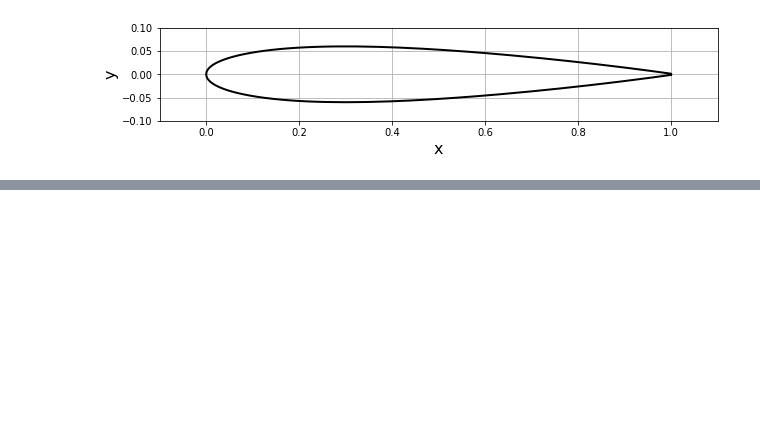
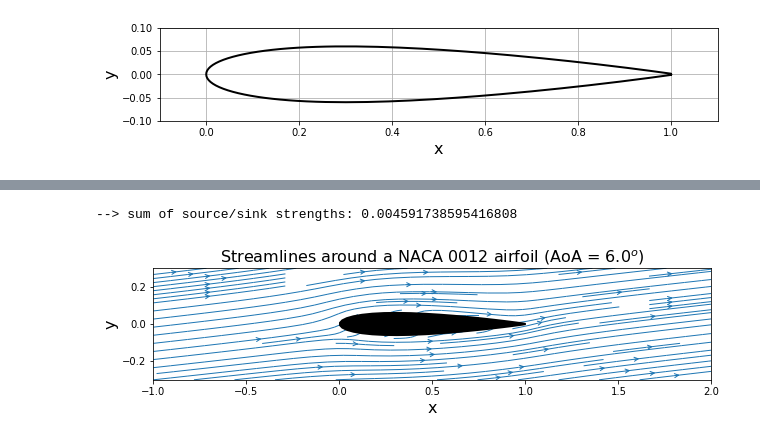
Before and after one commit to ppaulson56/MAE6226, a Jupyter notebook: 10_L10.ipynb, the cells around one changed output, grey strips where cells are left out. Saved outputs shown, nothing was run; the diff lists cells and outputs as text; code cells hidden in the pictures; blank space fills up the shorter version.

```diff
--- a/10_L10.ipynb
+++ b/10_L10.ipynb
@@ -58,0 +198,40 @@ def define_panels(x, y, N=40):
+# %%
+#calculate accuracy
+accuracy = sum([panel.sigma*panel.length for panel in panels])
+print('--> sum of source/sink strengths: {}'.format(accuracy))
+# %% [output]
+--> sum of source/sink strengths: 0.004591738595416808
+# %%
+def get_velocity_field(panels, freestream, X, Y):
+    u = freestream.u_inf * np.cos(freestream.alpha) * np.ones_like(X, dtype=float)
+    v = freestream.u_inf * np.sin(freestream.alpha) * np.ones_like(X, dtype=float)
+
+    vec_integral = np.vectorize(integral)
+    for panel in panels:
+        u += panel.sigma / (2.0 * np.pi) * vec_integral(X, Y, panel, 1.0, 0.0)
+        v += panel.sigma / (2.0 * np.pi) * vec_integral(X, Y, panel, 0.0, 1.0)
+
+    return u, v
+# %%
+nx, ny = 20, 20
+x_start, x_end = -1.0, 2.0
+y_start, y_end = -0.3, 0.3
+X, Y = np.meshgrid(np.linspace(x_start, x_end, nx),
+                   np.linspace(y_start, y_end, ny))
+
+u, v = get_velocity_field(panels, freestream, X, Y)
+# %%
+width = 10
+py.figure(figsize=(width,width))
+py.xlabel('x', fontsize=16)
+py.ylabel('y', fontsize=16)
+py.streamplot(X,Y,u,v,density=1, linewidth=1, arrowsize=1, arrowstyle='->')
+py.fill([panel.xc for panel in panels], [panel.yc for panel in panels],
+        color='k', linestyle='solid', linewidth=2, zorder=2)
+py.axis('scaled', adjustable='box')
+py.xlim(x_start, x_end)
+py.ylim(y_start, y_end)
+py.title('Streamlines around a NACA 0012 airfoil (AoA = ${}^o$)'.format(alpha),
+         fontsize=16);
+# %% [output]
+[figure, added]
```
Also changed, not shown: parts of 16 cells of this notebook.
